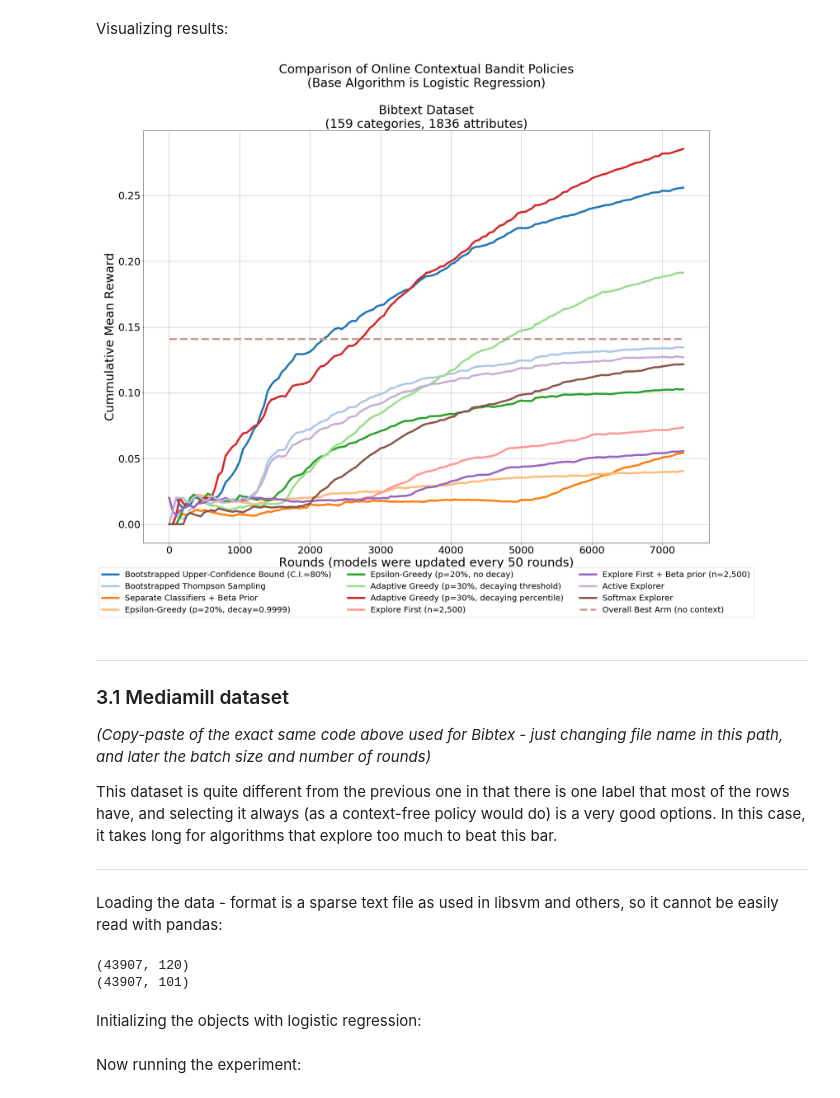
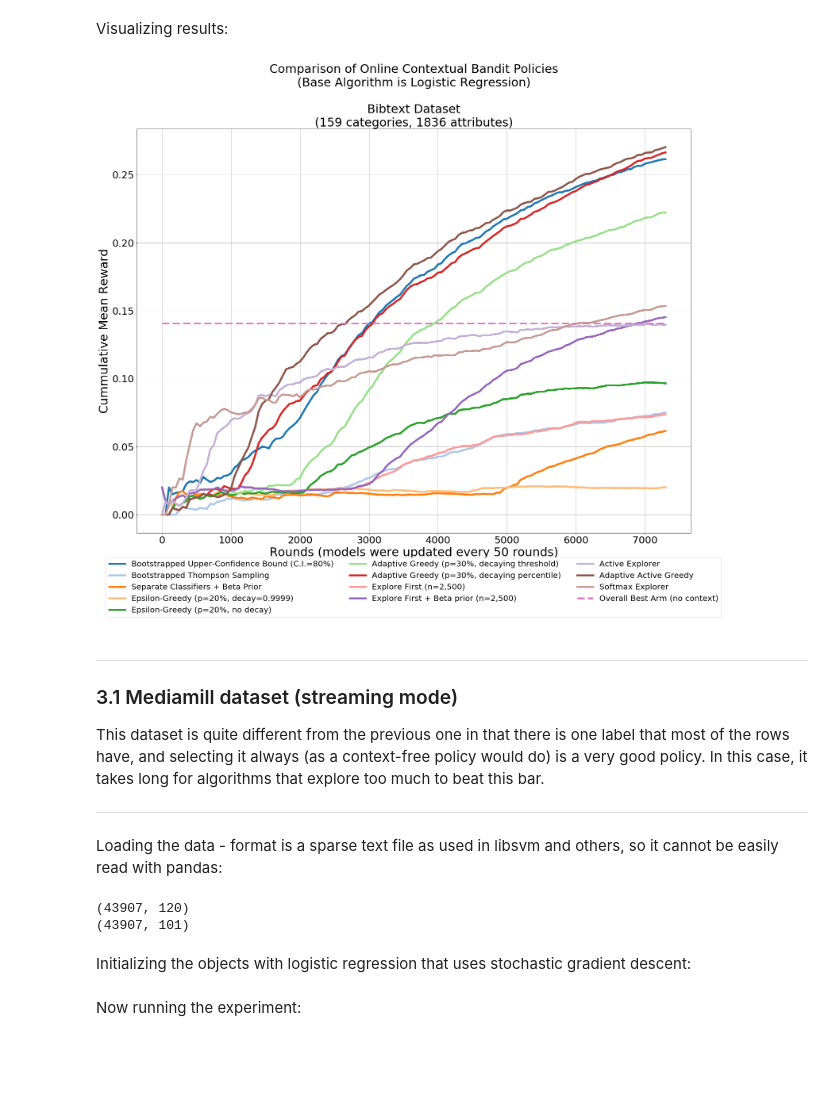
Before and after one commit to david-cortes/contextualbandits, a Jupyter notebook: example/online_contextual_bandits.ipynb, the cells around one changed output. Saved outputs shown, nothing was run; the diff lists cells and outputs as text; code cells hidden in the pictures; blank space fills up the shorter version.

```diff
--- a/example/online_contextual_bandits.ipynb
+++ b/example/online_contextual_bandits.ipynb
@@ -165,6 +184,7 @@ rewards_agr2=list()
 rewards_efr=list()
 rewards_efr2=list()
 rewards_ac=list()
+rewards_aac=list()
 rewards_sft=list()
 
 # batch size - algorithms will be refit after N rounds
@@ -197,6 +217,8 @@ explore_first_plus_prior.fit(X=first_batch, a=action_chosen, r=rewards_received)
 np.random.seed(123)
 active_explorer.fit(X=first_batch, a=action_chosen, r=rewards_received)
 np.random.seed(123)
+adaptive_active_greedy.fit(X=first_batch, a=action_chosen, r=rewards_received)
+np.random.seed(123)
 softmax_explorer.fit(X=first_batch, a=action_chosen, r=rewards_received)
 
 # these lists will keep track of which actions does each policy choose
@@ -210,6 +232,7 @@ lst_a_agr2=action_chosen.copy()
 lst_a_efr=action_chosen.copy()
 lst_a_efr2=action_chosen.copy()
 lst_a_ac=action_chosen.copy()
+lst_a_aac=action_chosen.copy()
 lst_a_sft=action_chosen.copy()
 
 # now running the loop
@@ -243,6 +266,8 @@ for i in range(int(np.floor(features.shape[0]/batch_size))):
     np.random.seed(i)
     actions_active=active_explorer.predict(data_batch).astype('uint8')
     np.random.seed(i)
+    actions_adaptive_active=adaptive_active_greedy.predict(data_batch).astype('uint8')
+    np.random.seed(i)
     actions_sft=softmax_explorer.predict(data_batch).astype('uint8')
 
     # keeping track of the sum of reward they receive
@@ -256,6 +281,7 @@ for i in range(int(np.floor(features.shape[0]/batch_size))):
     rewards_efr.append(y[np.arange(st,end),actions_efst].sum())
     rewards_efr2.append(y[np.arange(st,end),actions_efst2].sum())
     rewards_ac.append(y[np.arange(st,end),actions_active].sum())
+    rewards_aac.append(y[np.arange(st,end),actions_adaptive_active].sum())
     rewards_sft.append(y[np.arange(st,end),actions_sft].sum())
 
     # adding this batch to the history of selected actions
@@ -269,10 +295,14 @@ for i in range(int(np.floor(features.shape[0]/batch_size))):
     lst_a_efr=np.append(lst_a_efr, actions_efst)
     lst_a_efr2=np.append(lst_a_efr2, actions_efst2)
     lst_a_ac=np.append(lst_a_ac, actions_active)
+    lst_a_aac=np.append(lst_a_aac, actions_adaptive_active)
     lst_a_sft=np.append(lst_a_sft, actions_sft)
 
     # now refitting the algorithms after observing these new rewards
     X_up_to_batch=features[:end,:]
+
+    # note that if your base algorithm supports batch training, you can use 'partial_fit'
+    # instead, and you won't need to pass all historic data each time.
 
     np.random.seed(i)
     bootstrapped_ucb.fit(X_up_to_batch, lst_a_ucb, y[np.arange(end),lst_a_ucb])
@@ -295,6 +325,8 @@ for i in range(int(np.floor(features.shape[0]/batch_size))):
     np.random.seed(i)
     active_explorer.fit(X_up_to_batch, lst_a_ac, y[np.arange(end),lst_a_ac])
     np.random.seed(i)
+    adaptive_active_greedy.fit(X_up_to_batch, lst_a_aac, y[np.arange(end),lst_a_aac])
+    np.random.seed(i)
     softmax_explorer.fit(X_up_to_batch, lst_a_sft, y[np.arange(end),lst_a_sft])
 # %% [markdown]
 Visualizing results:
@@ -316,44 +348,43 @@ colors=plt.cm.tab20(np.linspace(0,1,20))
 
 plt.plot(get_mean_reward(rewards_ucb), label="Bootstrapped Upper-Confidence Bound (C.I.=80%)",linewidth=lwd,color=colors[0])
 plt.plot(get_mean_reward(rewards_ts), label="Bootstrapped Thompson Sampling",linewidth=lwd,color=colors[1])
 plt.plot(get_mean_reward(rewards_ovr), label="Separate Classifiers + Beta Prior",linewidth=lwd,color=colors[2])
 plt.plot(get_mean_reward(rewards_egr), label="Epsilon-Greedy (p=20%, decay=0.9999)",linewidth=lwd,color=colors[3])
 plt.plot(get_mean_reward(rewards_egr2), label="Epsilon-Greedy (p=20%, no decay)",linewidth=lwd,color=colors[4])
 plt.plot(get_mean_reward(rewards_agr), label="Adaptive Greedy (p=30%, decaying threshold)",linewidth=lwd,color=colors[5])
 plt.plot(get_mean_reward(rewards_agr2), label="Adaptive Greedy (p=30%, decaying percentile)",linewidth=lwd,color=colors[6])
 plt.plot(get_mean_reward(rewards_efr), label="Explore First (n=2,500)",linewidth=lwd,color=colors[7])
 plt.plot(get_mean_reward(rewards_efr2), label="Explore First + Beta prior (n=2,500)",linewidth=lwd,color=colors[8])
 plt.plot(get_mean_reward(rewards_ac), label="Active Explorer",linewidth=lwd,color=colors[9])
-plt.plot(get_mean_reward(rewards_sft), label="Softmax Explorer",linewidth=lwd,color=colors[10])
-plt.plot(np.repeat(y.mean(axis=0).max(),len(rewards_sft)), label="Overall Best Arm (no context)",linewidth=lwd,color=colors[11],ls='dashed')
+plt.plot(get_mean_reward(rewards_aac), label="Adaptive Active Greedy",linewidth=lwd,color=colors[10])
+plt.plot(get_mean_reward(rewards_sft), label="Softmax Explorer",linewidth=lwd,color=colors[11])
+plt.plot(np.repeat(y.mean(axis=0).max(),len(rewards_sft)), label="Overall Best Arm (no context)",linewidth=lwd,color=colors[12],ls='dashed')
 
 ax = plt.subplot(111)
 box = ax.get_position()
 ax.set_position([box.x0, box.y0 + box.height * 0.1,
                  box.width, box.height * 1.25])
 ax.legend(loc='upper center', bbox_to_anchor=(0.5, -0.05),
           fancybox=True, ncol=3, prop={'size':20})
 
 
 plt.tick_params(axis='both', which='major', labelsize=25)
 plt.xticks([i*20 for i in range(8)], [i*1000 for i in range(8)])
 
 
 plt.xlabel('Rounds (models were updated every 50 rounds)',size=30)
 plt.ylabel('Cummulative Mean Reward',size=30)
 plt.title('Comparison of Online Contextual Bandit Policies\n(Base Algorithm is Logistic Regression)\n\nBibtext Dataset\n(159 categories, 1836 attributes)',size=30)
 plt.grid()
 plt.show()
 # %% [output]
-[figure, old version]
+[figure, new version]
 # %% [markdown]
 <a id="p32"></a>
 ** *
-### 3.1 Mediamill dataset
+### 3.1 Mediamill dataset  (streaming mode)
 
-_(Copy-paste of the exact same code above used for Bibtex - just changing file name in this path, and later the batch size and number of rounds)_
-
-This dataset is quite different from the previous one in that there is one label that most of the rows have, and selecting it always (as a context-free policy would do) is a very good options. In this case, it takes long for algorithms that explore too much to beat this bar.
+This dataset is quite different from the previous one in that there is one label that most of the rows have, and selecting it always (as a context-free policy would do) is a very good policy. In this case, it takes long for algorithms that explore too much to beat this bar.
 ** *
 Loading the data - format is a sparse text file as used in libsvm and others, so it cannot be easily read with pandas:
 # %%
@@ -383,4 +414,4 @@ print(y.shape)
 (43907, 120)
 (43907, 101)
 # %% [markdown]
-Initializing the objects with logistic regression:
+Initializing the objects with logistic regression that uses stochastic gradient descent:
```
Also changed, not shown: parts of 6 cells of this notebook, 5 other files.
